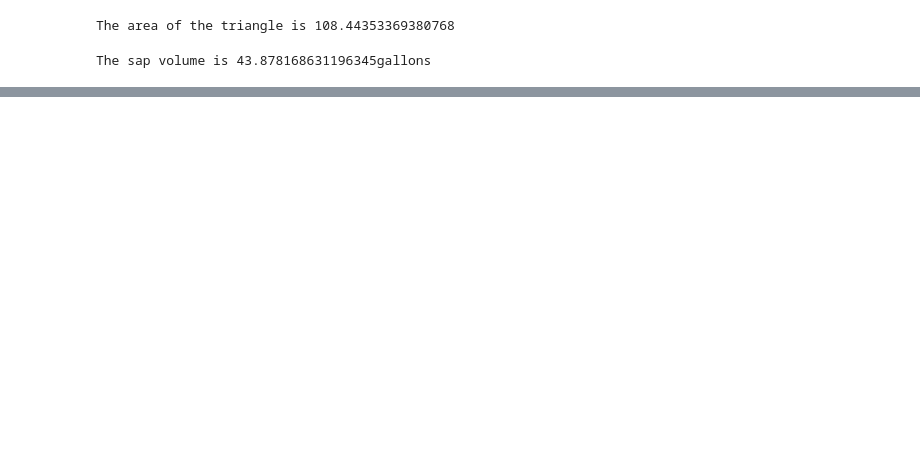
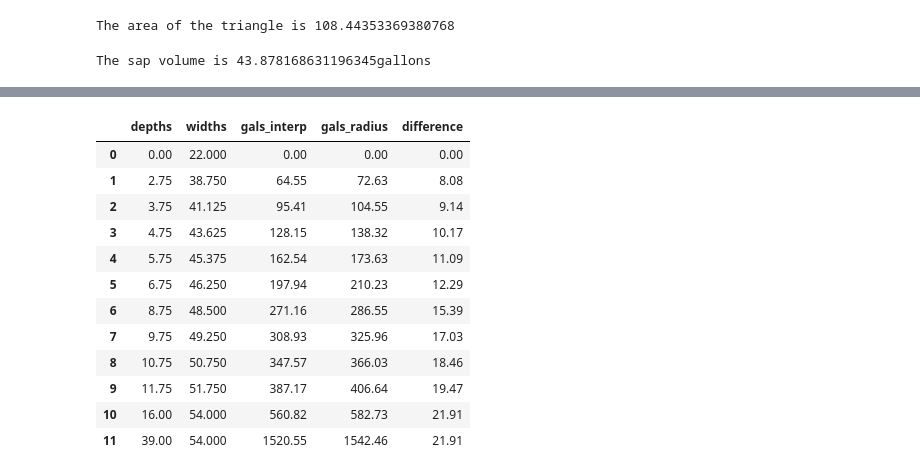
Before and after one commit to jeremymatt/sugar_house_monitor, a Jupyter notebook: testing.ipynb, the cells around one changed output, grey strips where cells are left out. Drawn from its saved outputs; the diff is of its cells as text; code cells hidden in the pictures; blank space fills up the shorter version.

```diff
--- a/testing.ipynb
+++ b/testing.ipynb
@@ -62,0 +203,16 @@ radius = 16
+# %%
+roadside_dimension_df
+# %% [output]
+|  | depths | widths | gals_interp | gals_radius | difference |
+| 0 | 0.00 | 22.000 | 0.00 | 0.00 | 0.00 |
+| 1 | 2.75 | 38.750 | 64.55 | 72.63 | 8.08 |
+| 2 | 3.75 | 41.125 | 95.41 | 104.55 | 9.14 |
+| 3 | 4.75 | 43.625 | 128.15 | 138.32 | 10.17 |
+| 4 | 5.75 | 45.375 | 162.54 | 173.63 | 11.09 |
+| 5 | 6.75 | 46.250 | 197.94 | 210.23 | 12.29 |
+| 6 | 8.75 | 48.500 | 271.16 | 286.55 | 15.39 |
+| 7 | 9.75 | 49.250 | 308.93 | 325.96 | 17.03 |
+| 8 | 10.75 | 50.750 | 347.57 | 366.03 | 18.46 |
+| 9 | 11.75 | 51.750 | 387.17 | 406.64 | 19.47 |
+| 10 | 16.00 | 54.000 | 560.82 | 582.73 | 21.91 |
+| 11 | 39.00 | 54.000 | 1520.55 | 1542.46 | 21.91 |
```
Also changed, not shown: parts of 16 cells of this notebook.
